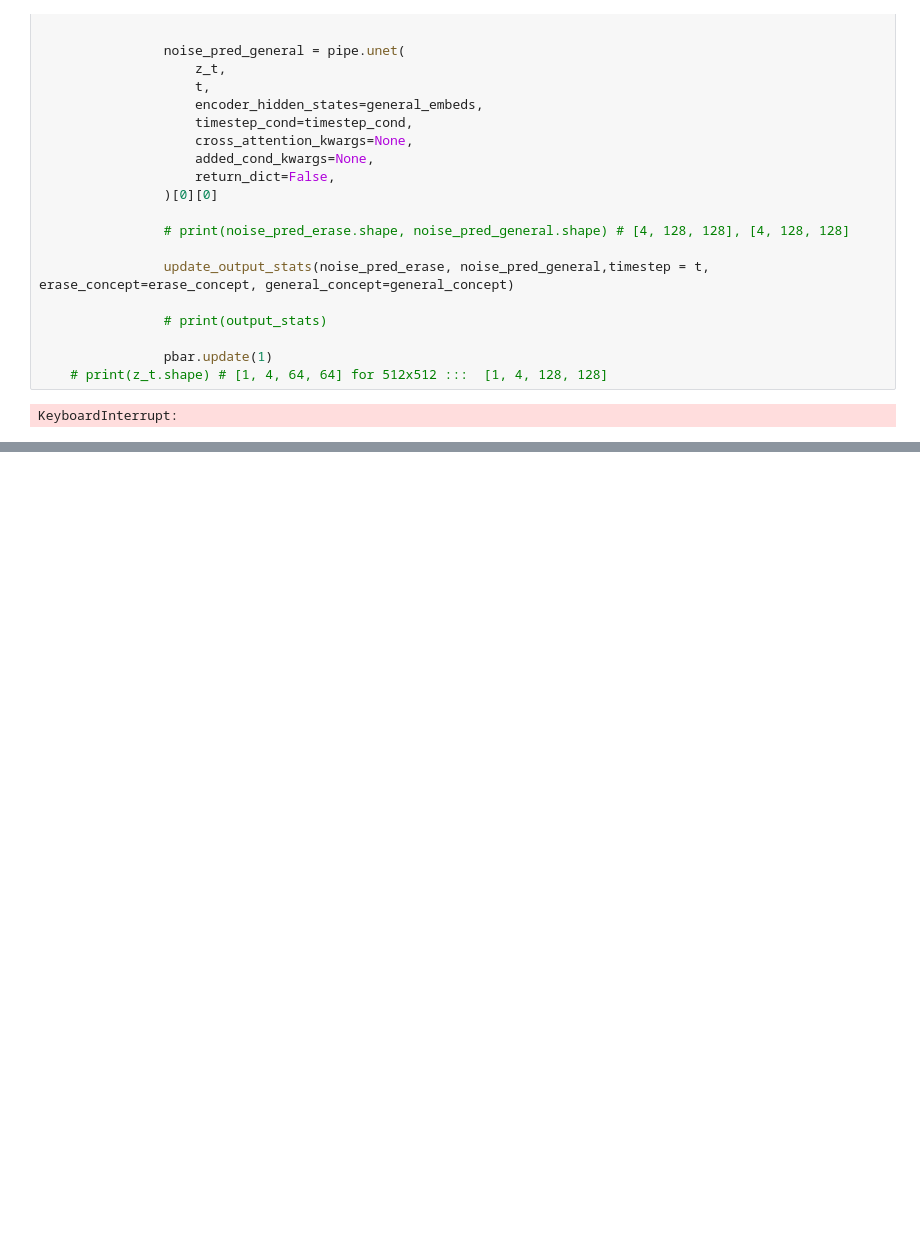
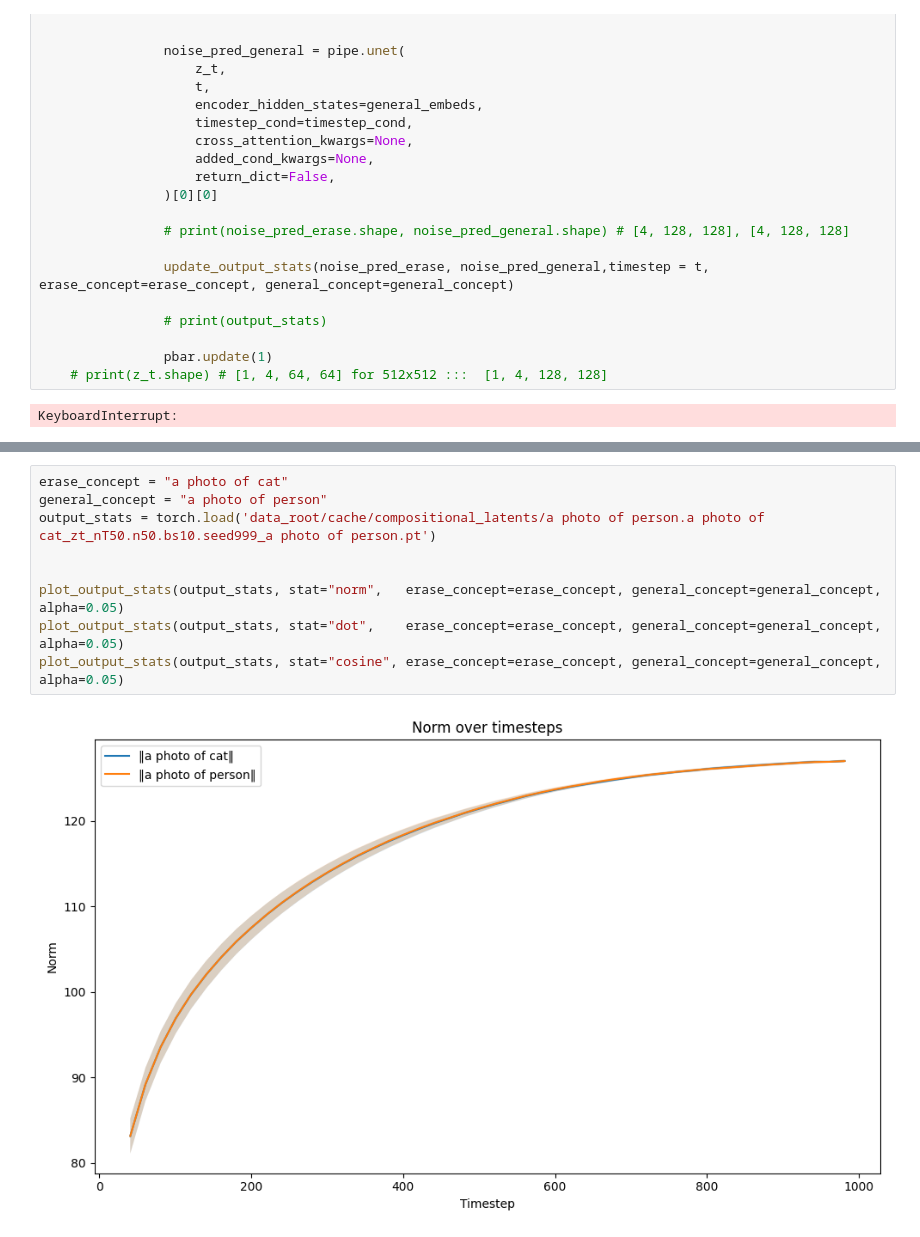
Before and after one commit to nessessence/UUL, a Jupyter notebook: sampling_stats.ipynb, the cells around one changed output, grey strips where cells are left out. Cells and saved outputs as stored; diff of their text form; blank space fills up the shorter version.

```diff
--- a/sampling_stats.ipynb
+++ b/sampling_stats.ipynb
@@ -322,0 +472,11 @@ plot_output_stats(output_stats, stat="cosine", erase_concept=erase_concept, gene
+# %%
+erase_concept = "a photo of cat"
+general_concept = "a photo of person"
+output_stats = torch.load('data_root/cache/compositional_latents/a photo of person.a photo of cat_zt_nT50.n50.bs10.seed999_a photo of person.pt')
+
+
+plot_output_stats(output_stats, stat="norm",   erase_concept=erase_concept, general_concept=general_concept, alpha=0.05)
+plot_output_stats(output_stats, stat="dot",    erase_concept=erase_concept, general_concept=general_concept, alpha=0.05)
+plot_output_stats(output_stats, stat="cosine", erase_concept=erase_concept, general_concept=general_concept, alpha=0.05)
+# %% [output]
+[figure, added]
```
Also changed, not shown: parts of 14 cells of this notebook, 10 other files.
